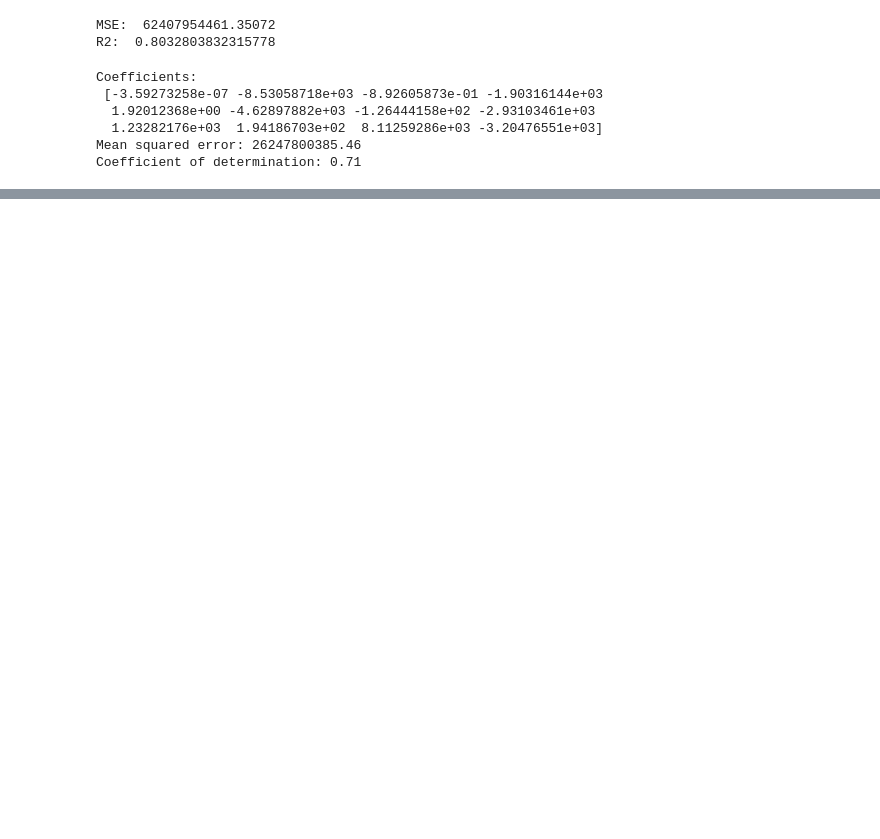
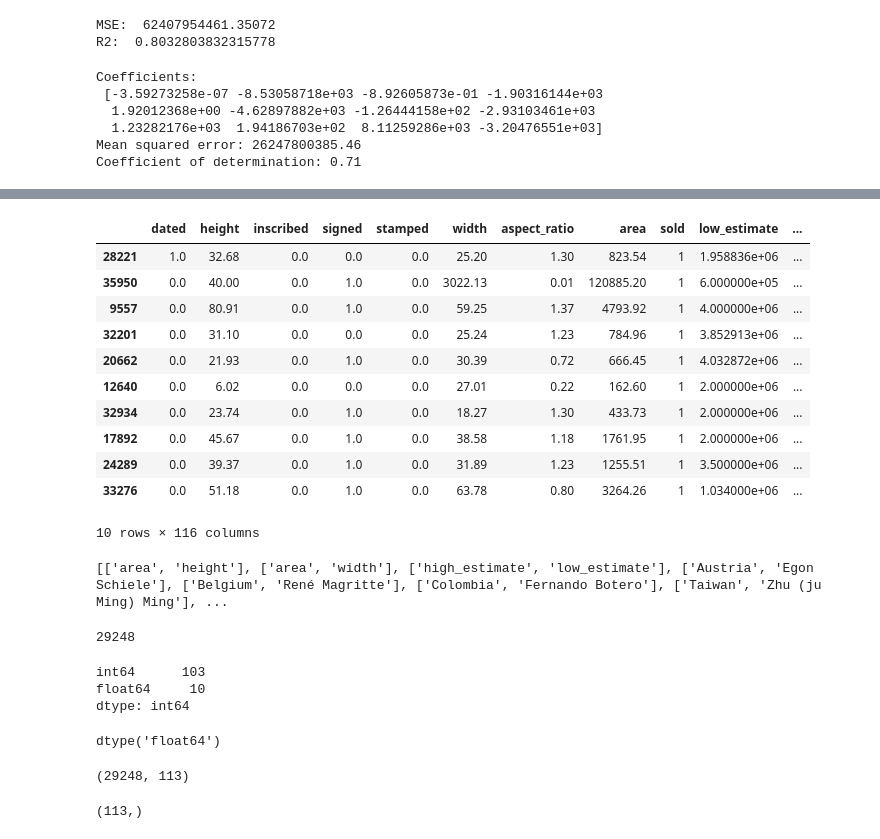
Before and after one commit to alexandreberkovic/Art-Auction-Prediction, a Jupyter notebook: XGBoost_Regression.ipynb, the cells around one changed output, grey strips where cells are left out. Cells and saved outputs as stored; diff of their text form; code cells hidden in the pictures; blank space fills up the shorter version.

```diff
--- a/XGBoost_Regression.ipynb
+++ b/XGBoost_Regression.ipynb
@@ -485,0 +617,33 @@ X_train
+# %%
+#To X_test, add a column with y_test and y_pred and residuals
+X_test['y_test'] = y_test
+X_test['y_pred'] = y_pred
+X_test['residuals'] = X_test['y_test']-X_test['y_pred']
+
+#Get the rows with the highest residuals
+X_test.sort_values(by='residuals', ascending=True).head(10)
+# %% [output]
+|  | dated | height | inscribed | signed | stamped | width | aspect_ratio | area | sold | low_estimate | ... |
+| 28221 | 1.0 | 32.68 | 0.0 | 0.0 | 0.0 | 25.20 | 1.30 | 823.54 | 1 | 1.958836e+06 | ... |
+| 35950 | 0.0 | 40.00 | 0.0 | 1.0 | 0.0 | 3022.13 | 0.01 | 120885.20 | 1 | 6.000000e+05 | ... |
+| 9557 | 0.0 | 80.91 | 0.0 | 1.0 | 0.0 | 59.25 | 1.37 | 4793.92 | 1 | 4.000000e+06 | ... |
+| 32201 | 0.0 | 31.10 | 0.0 | 0.0 | 0.0 | 25.24 | 1.23 | 784.96 | 1 | 3.852913e+06 | ... |
+| 20662 | 0.0 | 21.93 | 0.0 | 1.0 | 0.0 | 30.39 | 0.72 | 666.45 | 1 | 4.032872e+06 | ... |
+| 12640 | 0.0 | 6.02 | 0.0 | 0.0 | 0.0 | 27.01 | 0.22 | 162.60 | 1 | 2.000000e+06 | ... |
+| 32934 | 0.0 | 23.74 | 0.0 | 1.0 | 0.0 | 18.27 | 1.30 | 433.73 | 1 | 2.000000e+06 | ... |
+| 17892 | 0.0 | 45.67 | 0.0 | 1.0 | 0.0 | 38.58 | 1.18 | 1761.95 | 1 | 2.000000e+06 | ... |
+| 24289 | 0.0 | 39.37 | 0.0 | 1.0 | 0.0 | 31.89 | 1.23 | 1255.51 | 1 | 3.500000e+06 | ... |
+| 33276 | 0.0 | 51.18 | 0.0 | 1.0 | 0.0 | 63.78 | 0.80 | 3264.26 | 1 | 1.034000e+06 | ... |
+10 rows × 116 columns
+# %%
+# Find correlated pairs
+correlated_pairs = []
+correlation_matrix = X_train.corr()
+for i in range(len(correlation_matrix .columns)):
+    for j in range(i):
+        if abs(correlation_matrix.iloc[i, j]) > 0.7:
+            #add [i,j] to correlated pairs
+           correlated_pairs.append([correlation_matrix.columns[i], correlation_matrix.columns[j]])
+print(correlated_pairs)
+# %% [output]
+[['area', 'height'], ['area', 'width'], ['high_estimate', 'low_estimate'], ['Austria', 'Egon Schiele'], ['Belgium', 'René Magritte'], ['Colombia', 'Fernando Botero'], ['Taiwan', 'Zhu (ju Ming) Ming'], ...
@@ -485,0 +652,26 @@ X_train
+# %%
+samples, dim = X_train.shape
+dim
+samples
+# %% [output]
+29248
+# %%
+#Type of the columns in X_train
+X_train.dtypes.value_counts()
+# %% [output]
+int64      103
+float64     10
+dtype: int64
+# %%
+#Type of the columns in Y_train
+y_train.dtypes
+# %% [output]
+dtype('float64')
+# %%
+X_train.shape
+# %% [output]
+(29248, 113)
+# %%
+regr.coef_.shape
+# %% [output]
+(113,)
```
Also changed, not shown: parts of 23 cells of this notebook, 5 other files.
